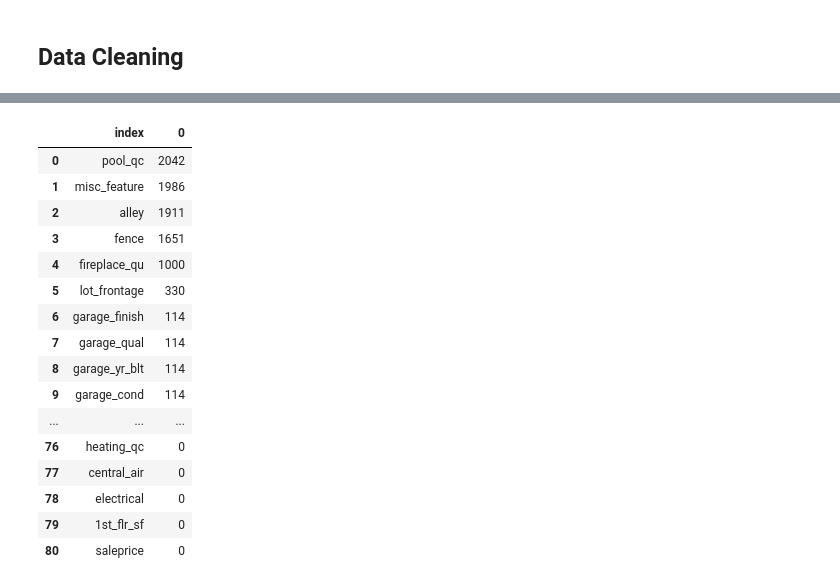
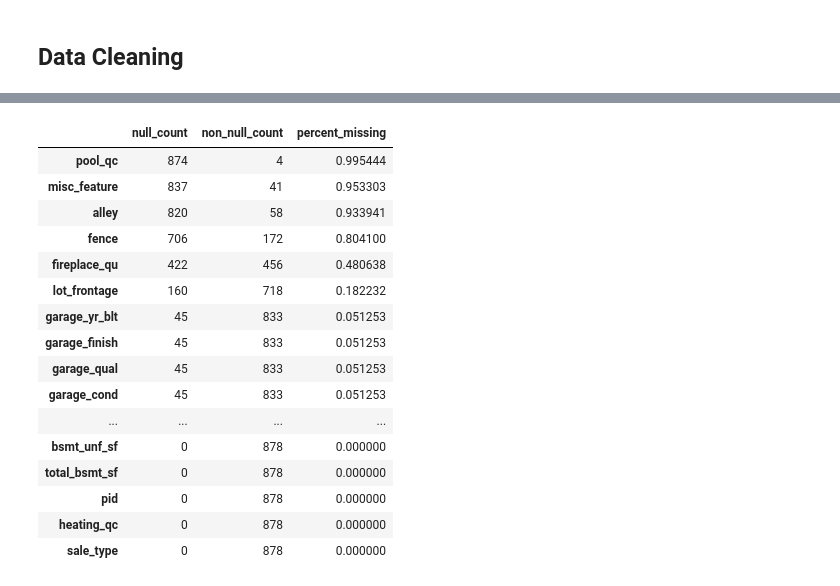
Before and after one commit to ngwtl/DSI-SG-24-projects, a Jupyter notebook: project_2/code/ethan-project-2-code.ipynb, the cells around one changed output, grey strips where cells are left out. Saved outputs shown, nothing was run; the diff lists cells and outputs as text; code cells hidden in the pictures.

```diff
--- a/project_2/code/ethan-project-2-code.ipynb
+++ b/project_2/code/ethan-project-2-code.ipynb
@@ -181,22 +312,30 @@ dtype: int64
 # %%
-null_df = pd.DataFrame(train.isnull().sum().sort_values(ascending = False)).reset_index()
+# Repeat for test set
+test_null = pd.DataFrame(
+    {'null_count' : test.isnull().sum(),
+    'non_null_count' : test.count()
+    }
+)
+
+test_null["percent_missing"] = test_null.null_count / \
+                                (test_null.null_count + test_null.non_null_count)
+
+test_null.sort_values("percent_missing", ascending = False)
+# %% [output]
+|  | null_count | non_null_count | percent_missing |
+| pool_qc | 874 | 4 | 0.995444 |
+| misc_feature | 837 | 41 | 0.953303 |
+| alley | 820 | 58 | 0.933941 |
+| fence | 706 | 172 | 0.804100 |
+| fireplace_qu | 422 | 456 | 0.480638 |
+| lot_frontage | 160 | 718 | 0.182232 |
+| garage_yr_blt | 45 | 833 | 0.051253 |
+| garage_finish | 45 | 833 | 0.051253 |
+| garage_qual | 45 | 833 | 0.051253 |
+| garage_cond | 45 | 833 | 0.051253 |
+| ... | ... | ... | ... |
+| bsmt_unf_sf | 0 | 878 | 0.000000 |
+| total_bsmt_sf | 0 | 878 | 0.000000 |
+| pid | 0 | 878 | 0.000000 |
+| heating_qc | 0 | 878 | 0.000000 |
+| sale_type | 0 | 878 | 0.000000 |
-# %%
-null_df
-# %% [output]
-|  | index | 0 |
-| 0 | pool_qc | 2042 |
-| 1 | misc_feature | 1986 |
-| 2 | alley | 1911 |
-| 3 | fence | 1651 |
-| 4 | fireplace_qu | 1000 |
-| 5 | lot_frontage | 330 |
-| 6 | garage_finish | 114 |
-| 7 | garage_qual | 114 |
-| 8 | garage_yr_blt | 114 |
-| 9 | garage_cond | 114 |
-| ... | ... | ... |
-| 76 | heating_qc | 0 |
-| 77 | central_air | 0 |
-| 78 | electrical | 0 |
-| 79 | 1st_flr_sf | 0 |
-| 80 | saleprice | 0 |
```
Also changed, not shown: parts of 25 cells of this notebook.
